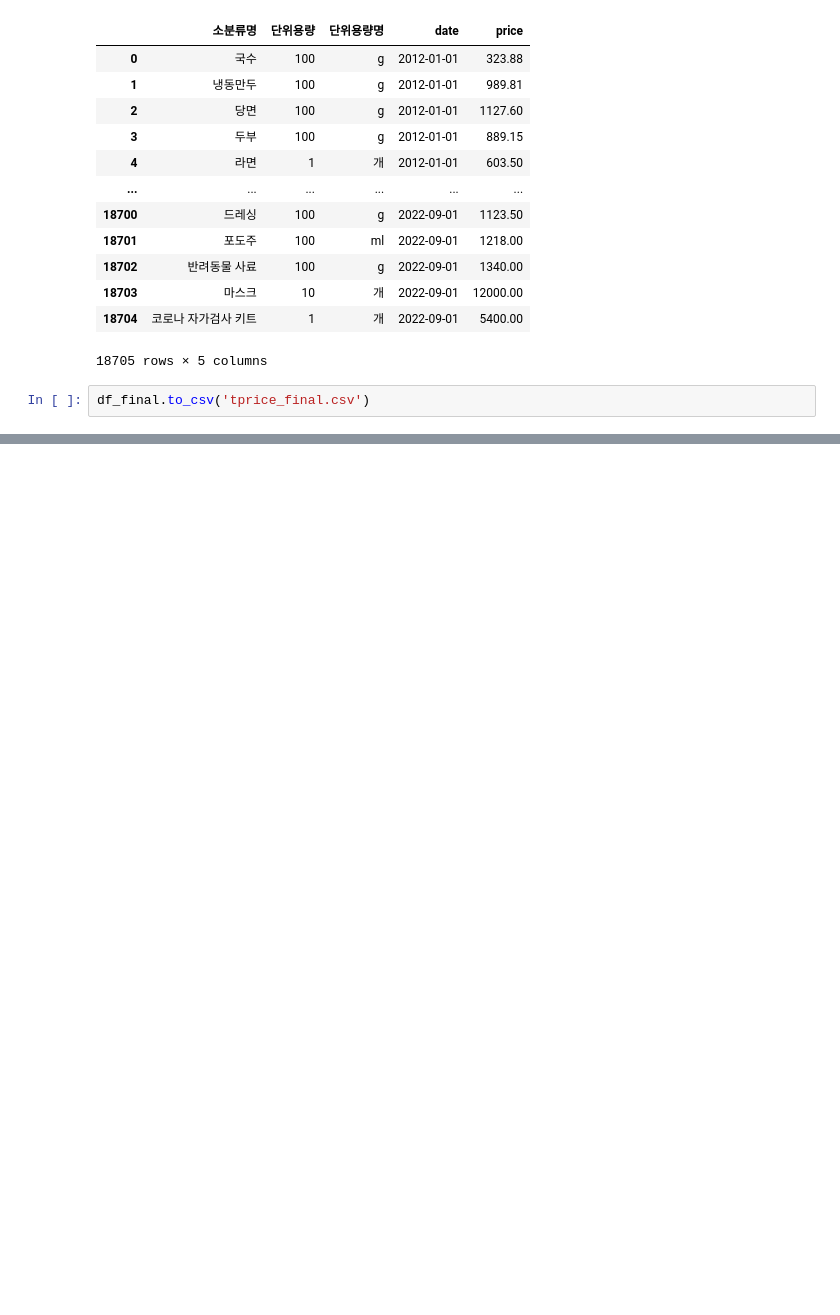
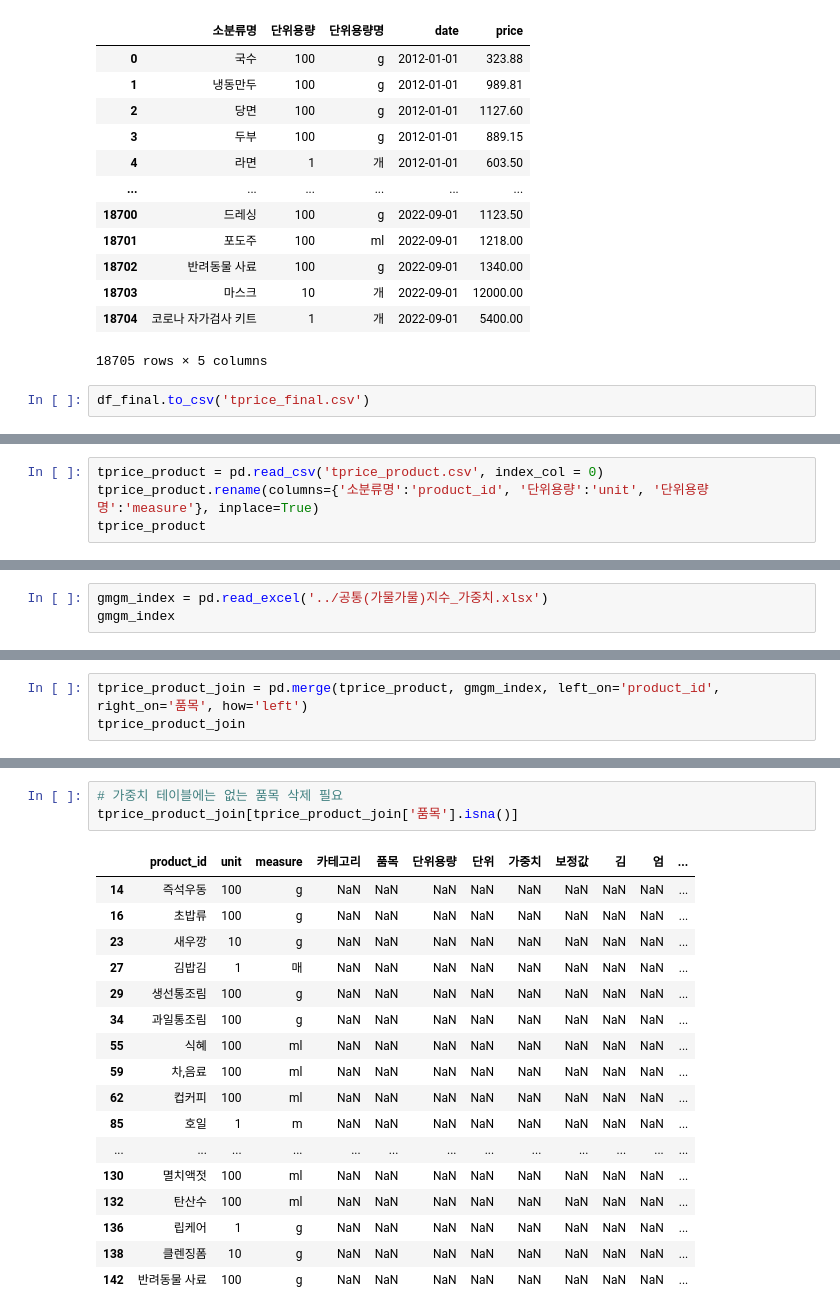
Before and after one commit to eomsteve/gmgm, a Jupyter notebook: data/tprice_month.ipynb, the cells around one changed output, grey strips where cells are left out. Saved outputs shown, nothing was run; the diff lists cells and outputs as text; blank space fills up the shorter version.

Commit message:
data: tprice data monthly preprocessing by erd

```diff
--- a/data/tprice_month.ipynb
+++ b/data/tprice_month.ipynb
@@ -738,0 +743,4 @@ df_final.to_csv('tprice_final.csv')
+# %%
+tprice_product = pd.read_csv('tprice_product.csv', index_col = 0)
+tprice_product.rename(columns={'소분류명':'product_id', '단위용량':'unit', '단위용량명':'measure'}, inplace=True)
+tprice_product
@@ -738,0 +761,3 @@ df_final.to_csv('tprice_final.csv')
+# %%
+gmgm_index = pd.read_excel('../공통(가물가물)지수_가중치.xlsx')
+gmgm_index
@@ -738,0 +778,3 @@ df_final.to_csv('tprice_final.csv')
+# %%
+tprice_product_join = pd.merge(tprice_product, gmgm_index, left_on='product_id', right_on='품목', how='left')
+tprice_product_join
@@ -738,0 +795,21 @@ df_final.to_csv('tprice_final.csv')
+# %%
+# 가중치 테이블에는 없는 품목 삭제 필요
+tprice_product_join[tprice_product_join['품목'].isna()]
+# %% [output]
+|  | product_id | unit | measure | 카테고리 | 품목 | 단위용량 | 단위 | 가중치 | 보정값 | 김 | 엄 | ... |
+| 14 | 즉석우동 | 100 | g | NaN | NaN | NaN | NaN | NaN | NaN | NaN | NaN | ... |
+| 16 | 초밥류 | 100 | g | NaN | NaN | NaN | NaN | NaN | NaN | NaN | NaN | ... |
+| 23 | 새우깡 | 10 | g | NaN | NaN | NaN | NaN | NaN | NaN | NaN | NaN | ... |
+| 27 | 김밥김 | 1 | 매 | NaN | NaN | NaN | NaN | NaN | NaN | NaN | NaN | ... |
+| 29 | 생선통조림 | 100 | g | NaN | NaN | NaN | NaN | NaN | NaN | NaN | NaN | ... |
+| 34 | 과일통조림 | 100 | g | NaN | NaN | NaN | NaN | NaN | NaN | NaN | NaN | ... |
+| 55 | 식혜 | 100 | ml | NaN | NaN | NaN | NaN | NaN | NaN | NaN | NaN | ... |
+| 59 | 차,음료 | 100 | ml | NaN | NaN | NaN | NaN | NaN | NaN | NaN | NaN | ... |
+| 62 | 컵커피 | 100 | ml | NaN | NaN | NaN | NaN | NaN | NaN | NaN | NaN | ... |
+| 85 | 호일 | 1 | m | NaN | NaN | NaN | NaN | NaN | NaN | NaN | NaN | ... |
+| ... | ... | ... | ... | ... | ... | ... | ... | ... | ... | ... | ... | ... |
+| 130 | 멸치액젓 | 100 | ml | NaN | NaN | NaN | NaN | NaN | NaN | NaN | NaN | ... |
+| 132 | 탄산수 | 100 | ml | NaN | NaN | NaN | NaN | NaN | NaN | NaN | NaN | ... |
+| 136 | 립케어 | 1 | g | NaN | NaN | NaN | NaN | NaN | NaN | NaN | NaN | ... |
+| 138 | 클렌징폼 | 10 | g | NaN | NaN | NaN | NaN | NaN | NaN | NaN | NaN | ... |
+| 142 | 반려동물 사료 | 100 | g | NaN | NaN | NaN | NaN | NaN | NaN | NaN | NaN | ... |
```
Also changed, not shown: parts of 32 cells of this notebook.
